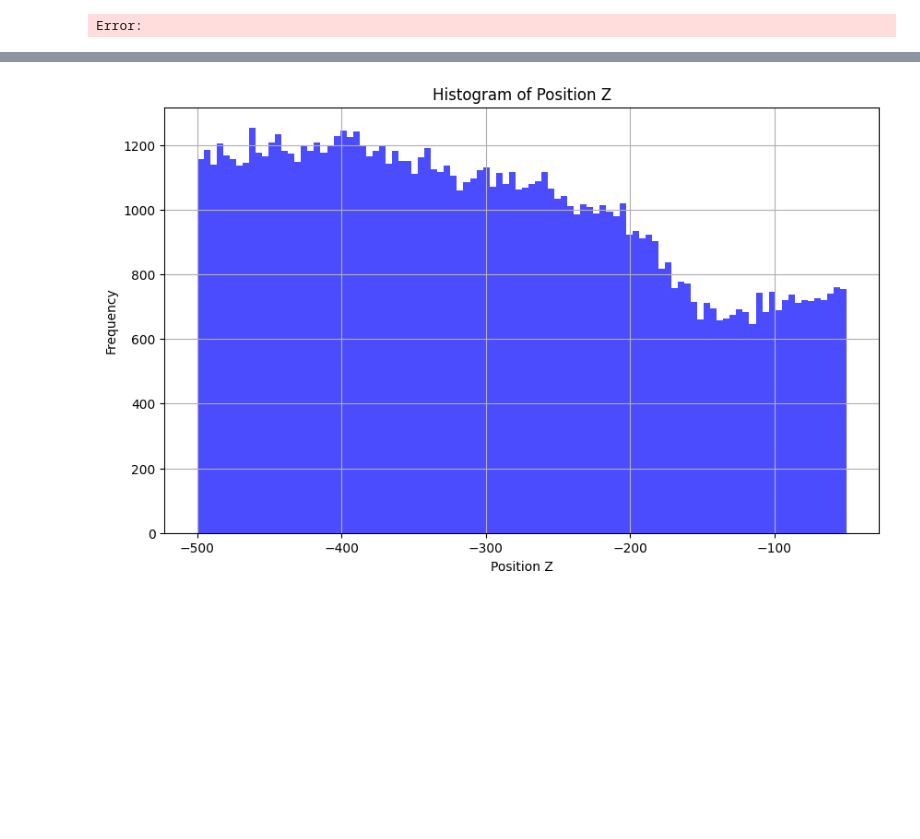
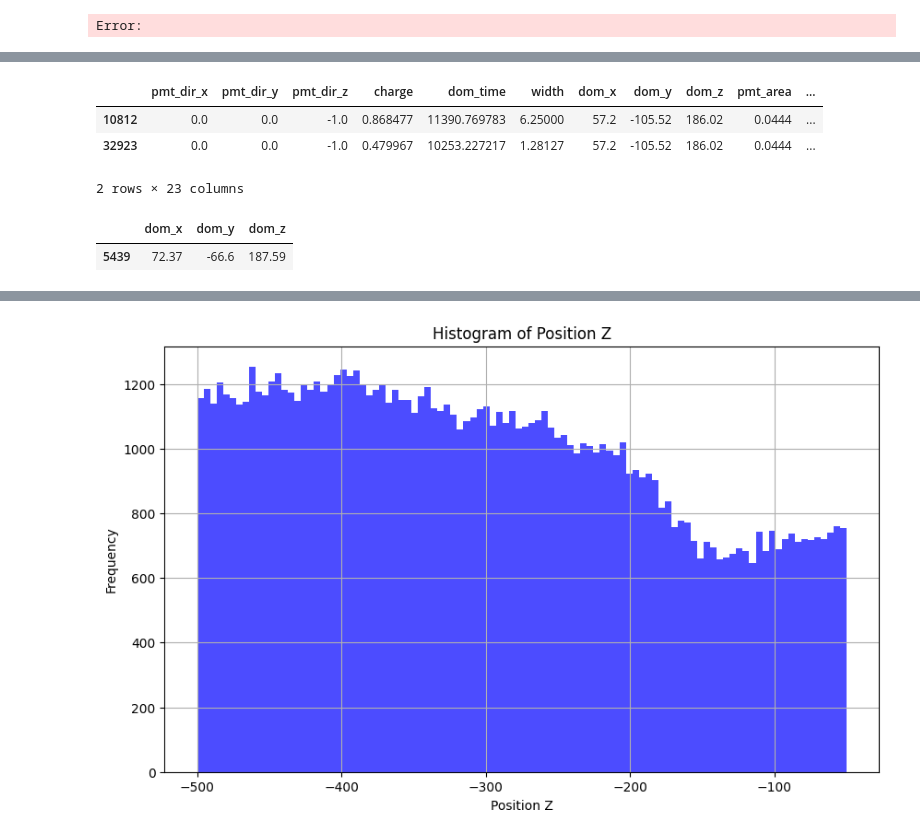
Before and after one commit to SimonOergaard/Dom-Calibration, a Jupyter notebook: muon_analysis.ipynb, the cells around one changed output, grey strips where cells are left out. Cells and saved outputs as stored; diff of their text form; code cells hidden in the pictures; blank space fills up the shorter version.

```diff
--- a/muon_analysis.ipynb
+++ b/muon_analysis.ipynb
@@ -43,0 +61,19 @@ print(cur_gcd.fetchall())
+# %%
+#Print the dom_z value for string 82 dom_number 5 and for string 80 dom_number 5
+#dom_82_5 = split_df[(split_df['string'] == 82) & (split_df['dom_number'] == 5)]['dom_z'].values[0]
+#dom_80_5= split_df[(split_df['string'] == 80) & (split_df['dom_number'] == 5)]['dom_z'].values[0]
+
+
+#print the dom_x and dom_y values of string 85
+#split_df.query("string == 84 & dom_number == 1")[["dom_x", "dom_y","dom_z"]].drop_duplicates().head()
+split_df.query("string == 84 & dom_number == 1")["charge"].sum()
+# %% [output]
+|  | pmt_dir_x | pmt_dir_y | pmt_dir_z | charge | dom_time | width | dom_x | dom_y | dom_z | pmt_area | ... |
+| 10812 | 0.0 | 0.0 | -1.0 | 0.868477 | 11390.769783 | 6.25000 | 57.2 | -105.52 | 186.02 | 0.0444 | ... |
+| 32923 | 0.0 | 0.0 | -1.0 | 0.479967 | 10253.227217 | 1.28127 | 57.2 | -105.52 | 186.02 | 0.0444 | ... |
+2 rows × 23 columns
+# %%
+split_df.query("string == 80 & dom_number == 1")[["dom_x", "dom_y","dom_z"]].drop_duplicates().head()
+# %% [output]
+|  | dom_x | dom_y | dom_z |
+| 5439 | 72.37 | -66.6 | 187.59 |
```
Also changed, not shown: parts of 5 cells of this notebook, 13 other files.
